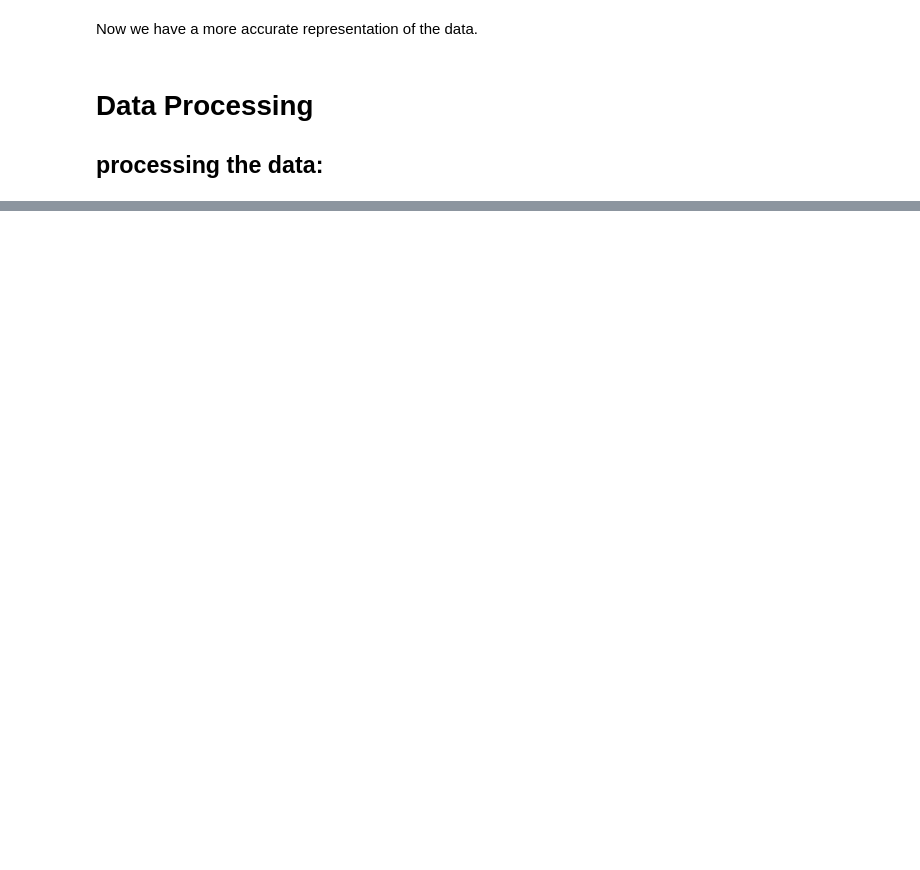
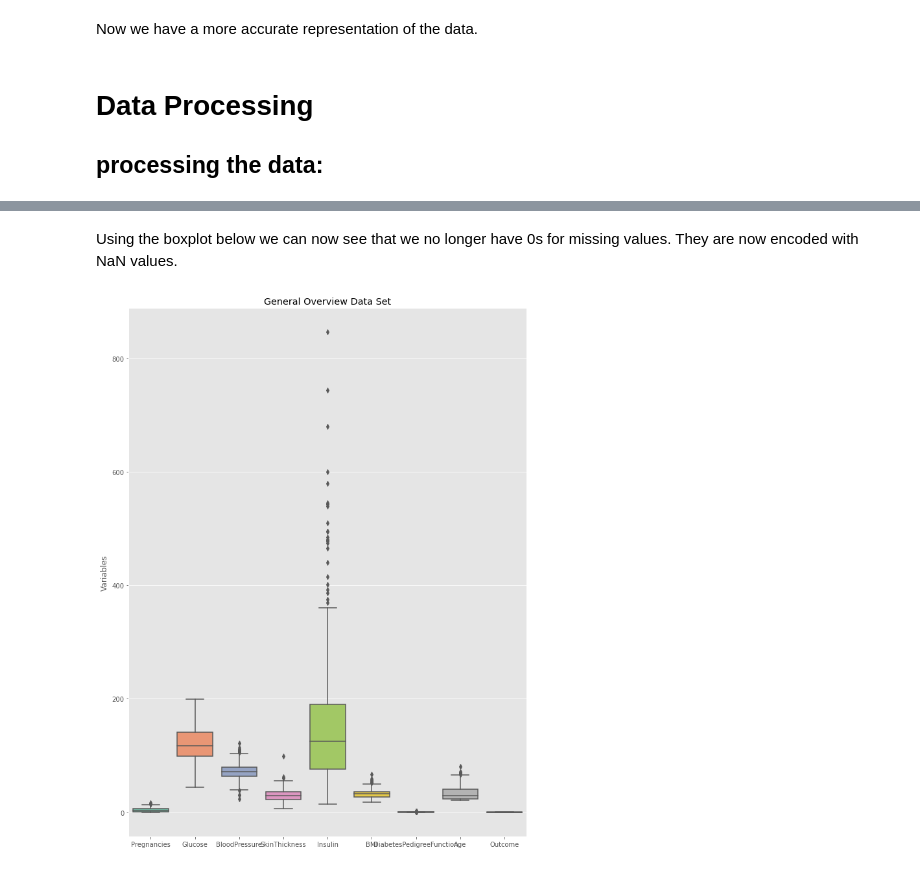
Before and after one commit to alessandro1g/alessandro1g.github.io, a Jupyter notebook: CMSC320final.ipynb, the cells around one changed output, grey strips where cells are left out. Cells and saved outputs as stored; diff of their text form; code cells hidden in the pictures; blank space fills up the shorter version.

```diff
--- a/CMSC320final.ipynb
+++ b/CMSC320final.ipynb
@@ -99,0 +175,12 @@ Now we have a more accurate representation of the data.
+# %% [markdown]
+Using the boxplot below we can now see that we no longer have 0s for missing values. They are now encoded with NaN values.
+# %%
+plt.style.use('ggplot')
+f, ax = plt.subplots(figsize=(11, 15))
+
+ax.set(xlim=(-1, 200))
+plt.ylabel('Variables')
+plt.title("General Overview Data Set")
+ax = sns.boxplot(data = attributes, orient = 'v', palette = 'Set2')
+# %% [output]
+[figure, added]
```
Also changed, not shown: parts of 21 cells of this notebook.
